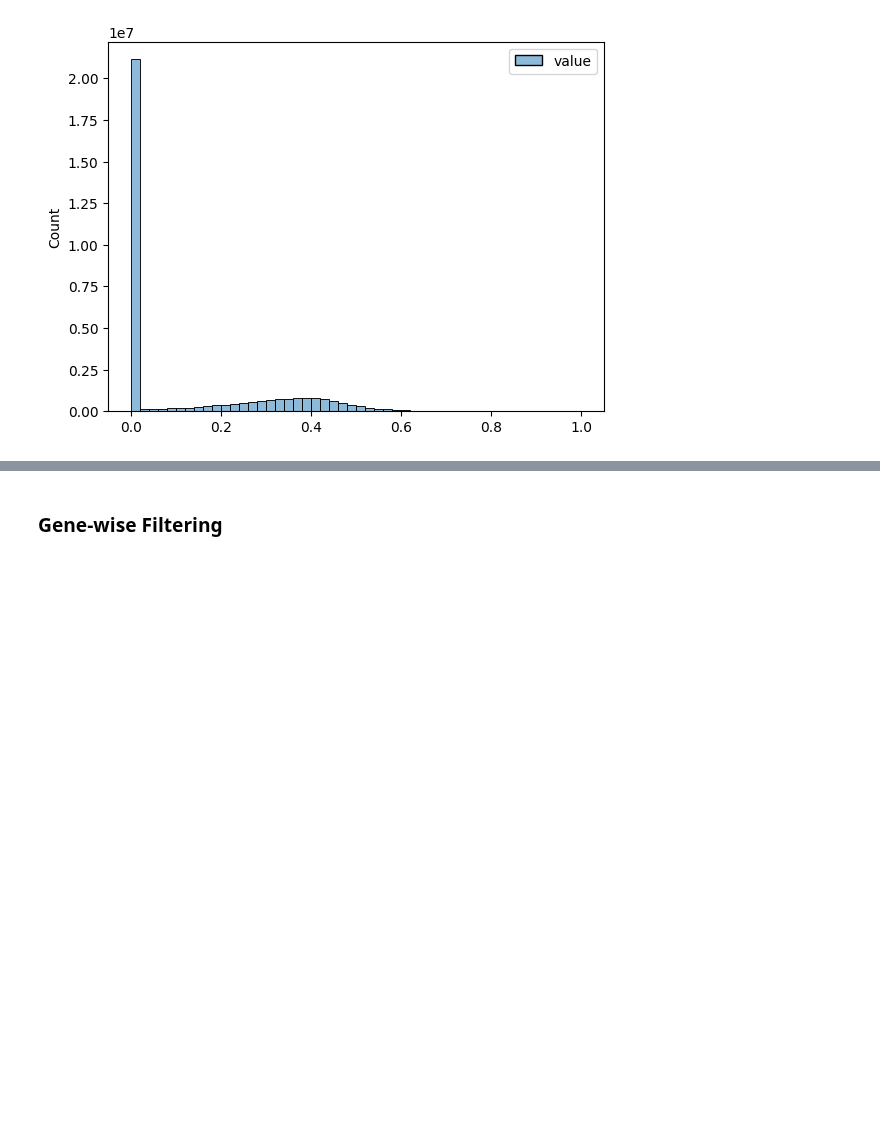
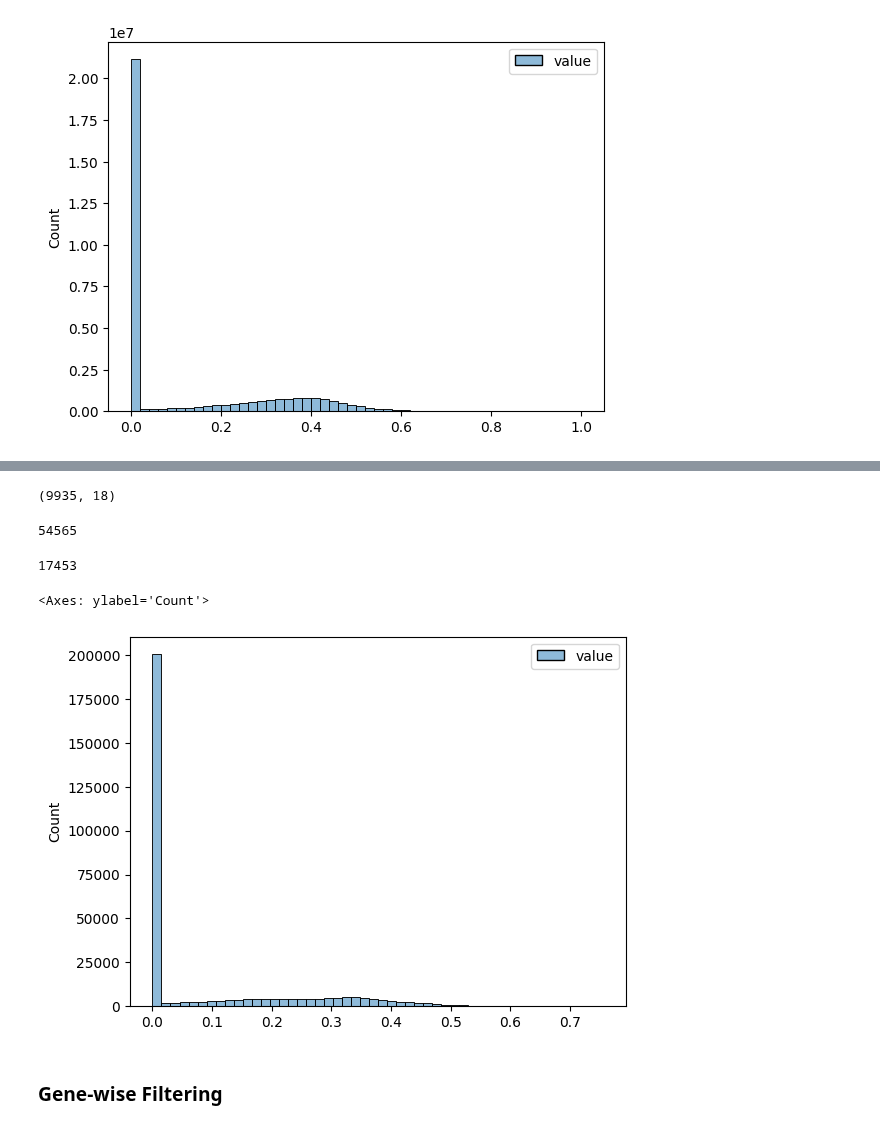
Before and after one commit to georgiadoing/seqADAGE, a Jupyter notebook: Py/muk_transfer_learning/filtering/Mukundan_sa_filt.ipynb, the cells around one changed output, grey strips where cells are left out. Drawn from its saved outputs; the diff is of its cells as text; code cells hidden in the pictures; blank space fills up the shorter version.

Commit message:
Started work on re-filtering S. aureus compendium by strain

```diff
--- a/Py/muk_transfer_learning/filtering/Mukundan_sa_filt.ipynb
+++ b/Py/muk_transfer_learning/filtering/Mukundan_sa_filt.ipynb
@@ -87,0 +83,4 @@ fig = sns.histplot(pd.melt(all_comp), bins = 50)
+# %%
+# Load in gene presence tables
+gpa = pd.read_csv('/content/drive/My Drive/Comp-Bio-Projs-S26/data/muk-in-use/sa_gene_presence_absence.csv', index_col = 0)
+gpa.head()
@@ -87,0 +96,13 @@ fig = sns.histplot(pd.melt(all_comp), bins = 50)
+# %%
+gpa_strains = gpa[
+  ['GCF_000009645.1', 'GCF_000010465.1', 'GCF_000012045.1',
+   'GCF_000013425.1', 'GCF_000756205.1', 'GCF_001456215.1',
+   'GCF_001900185.1', 'GCF_002993865.1', 'GCF_003052445.1',
+   'GCF_008244705.1', 'GCF_014857975.1', 'GCF_015475575.1',
+   'GCF_016916755.1', 'GCF_016916765.1', 'GCF_021284565.1',
+   'GCF_022832775.1', 'GCF_023278065.1', 'pandb_bacteria_1280'
+  ]
+]
+gpa_strains.shape
+# %% [output]
+(9935, 18)
@@ -87,0 +117,5 @@ fig = sns.histplot(pd.melt(all_comp), bins = 50)
+# %%
+unique_vals = pd.unique(gpa_strains.values.ravel()[~pd.isna(gpa_strains.values.ravel())])
+len(unique_vals)
+# %% [output]
+54565
@@ -88,3 +125,14 @@ fig = sns.histplot(pd.melt(all_comp), bins = 50)
+# %%
+len(np.unique(y))
+# %% [output]
+17453
+# %%
+x = all_comp[all_comp.index.isin(gpa['GCF_002993865.1'])]
+# %%
+sns.histplot(pd.melt(x), bins = 50)
+# %% [output]
+<Axes: ylabel='Count'>
+[figure, added]
 # %% [markdown]
 ### Gene-wise Filtering
 # %%
```
Also changed, not shown: parts of 8 cells of this notebook.
